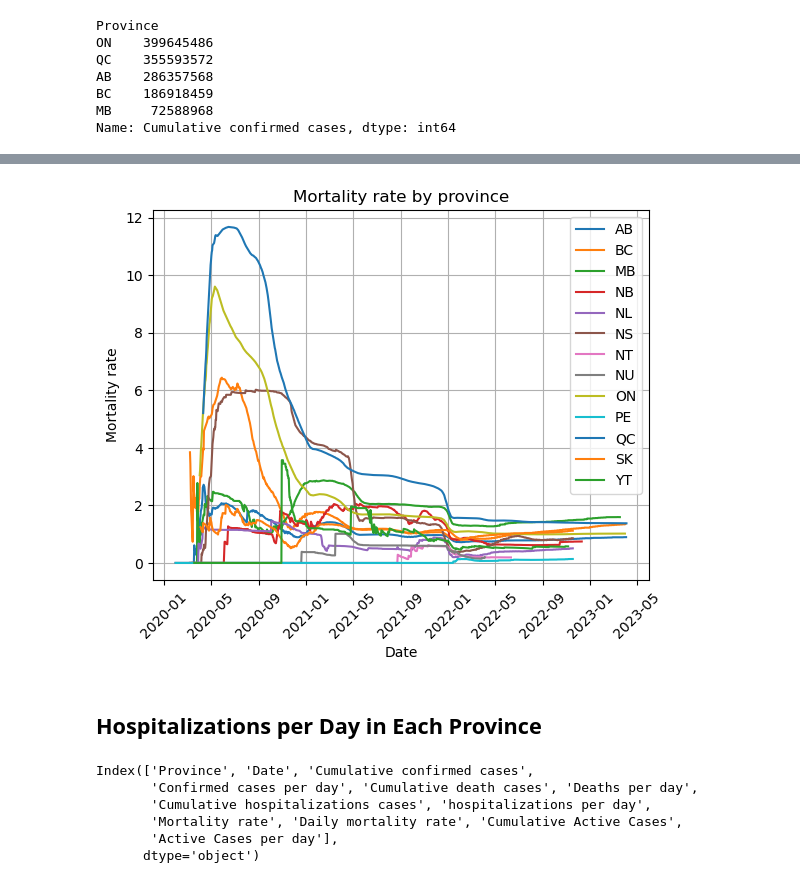
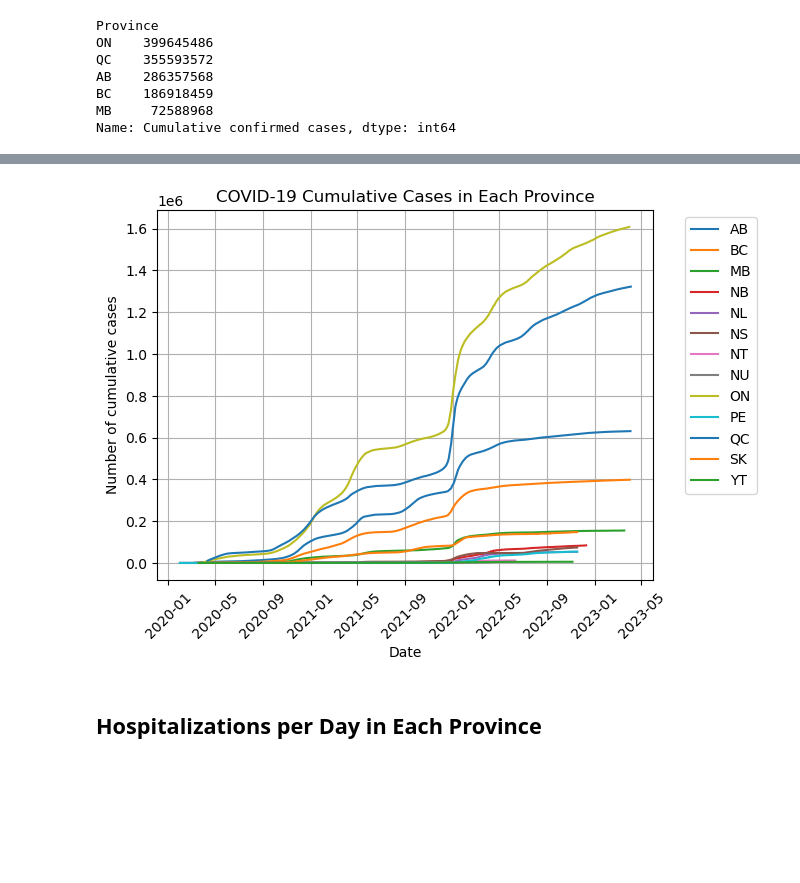
Before and after one commit to svafaeva93/Covid19AnalysisCanada, a Jupyter notebook: Data_visualization_API.ipynb, the cells around one changed output, grey strips where cells are left out. Saved outputs shown, nothing was run; the diff lists cells and outputs as text; code cells hidden in the pictures; blank space fills up the shorter version.

```diff
--- a/Data_visualization_API.ipynb
+++ b/Data_visualization_API.ipynb
@@ -481,33 +467,27 @@ plt.show()
-# %%
-Mortality_rate_plot_df = covid_dataframe_df.loc[:, ['Province', 'Date', 'Mortality rate']]
-# sort by province and date
-Mortality_rate_plot_df = Mortality_rate_plot_df.sort_values(['Province', 'Date'])
-# create a separate plot for each province
-for province, group in Mortality_rate_plot_df.groupby('Province'):
-    # plot Date vs Confirmed cases per day
-    plt.plot(group['Date'], group['Mortality rate'], label=province)
-# add labels and legend
-plt.xlabel('Date')
-plt.xticks(rotation=45)
-plt.ylabel('Mortality rate')
-plt.grid()
-plt.title('Mortality rate by province')
-plt.legend()
-plt.savefig("Graphs/mrp_date.png")
-plt.show()
-# %% [output]
-[figure, removed]
+# %%
+# Comparing plot without the ticker library. As seen, the outcome displays an exponential y-scale.
+for province, group in cases_df.groupby('Province'):
+    plt.plot(group['Date'], group['Cumulative confirmed cases'], label=province)
+
+# Set the x-label, y-label, and title of the plot
+plt.xlabel('Date')
+plt.ylabel('Number of cumulative cases')
+plt.title('COVID-19 Cumulative Cases in Each Province')
+
+
+plt.xticks(rotation=45)
+plt.yscale('linear')
+plt.grid()
+
+
+plt.legend(bbox_to_anchor = (1.05, 1), loc='upper left')
+
+plt.savefig("Graphs/total_covid_cases.png")
+plt.show()
+# %% [output]
+[figure, added]
 # %% [markdown]
 ## Hospitalizations per Day in Each Province
-# %%
-covid_dataframe_df.columns
-# %% [output]
-Index(['Province', 'Date', 'Cumulative confirmed cases',
-       'Confirmed cases per day', 'Cumulative death cases', 'Deaths per day',
-       'Cumulative hospitalizations cases', 'hospitalizations per day',
-       'Mortality rate', 'Daily mortality rate', 'Cumulative Active Cases',
-       'Active Cases per day'],
-      dtype='object')
 # %%
 hospitalized_df = covid_dataframe_df.loc[:, ['Province', 'Date', 'hospitalizations per day']]
 
```
Also changed, not shown: parts of 26 cells of this notebook, 8 other files.
